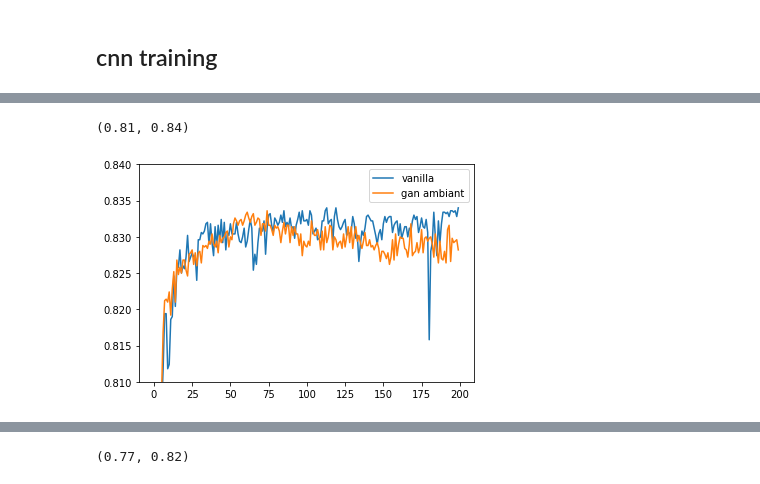
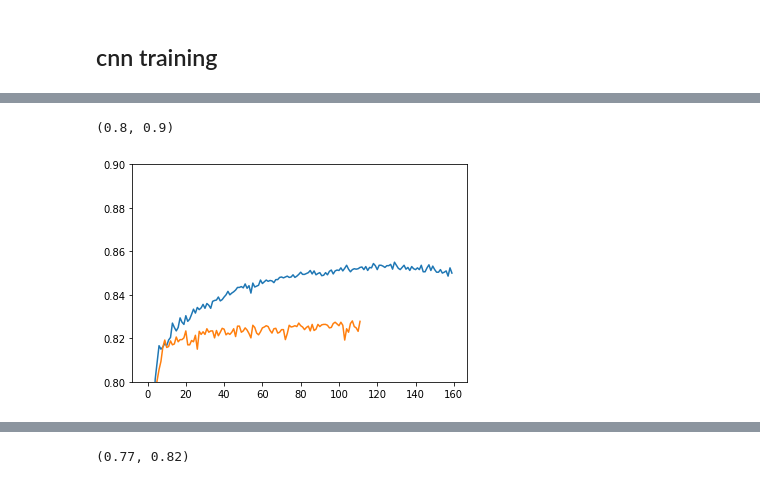
Before and after one commit to bruno-31/toy_ssl, a Jupyter notebook: mnist_experiments-reference.ipynb, the cells around one changed output, grey strips where cells are left out. Cells and saved outputs as stored; diff of their text form; code cells hidden in the pictures.

```diff
--- a/mnist_experiments-reference.ipynb
+++ b/mnist_experiments-reference.ipynb
@@ -256,5 +259,5 @@ loss = xloss
 #+ .0 * consistency_gan_loss + 0. * consistency_unl_loss # + 1. * kl_unl
 #0.001 *consistency_gan_loss
 # %%
-# xx,yy = sess.run([samp_z1,samp_z2],{is_training_pl:False})
+xx,yy = sess.run([samp_z1,samp_adv],{is_training_pl:False})
 # %%
@@ -301,13 +324,13 @@ init_op = tf.variables_initializer(var_list=var)
 # %%
-sess.run(init_op)
 con_loss = []
-test_array = []
+test_array = [];test_ema = []
+
 length_epoch = 1000
 nr_batch_train = length_epoch // params_dnn['batch']
 print(nr_batch_train)
 print("epoch length:", length_epoch,", batch size:", params_dnn['batch'],
       ", nr_batch_train:",nr_batch_train, ", mc size:", params['batch_size'],",total grad iter:",length_epoch * params_dnn['epoch'])
-for epoch in tqdm(range(params_dnn['epoch'])):
+for epoch in tqdm(range(300)):
     train_acc=train_loss=test_acc=test_acc_ema=0
     trainx = [];trainy = []
     for t in range(int(np.ceil(length_epoch / float(txs.shape[0])))):  # same size lbl and unlb
@@ -326,14 +349,14 @@ for epoch in tqdm(range(params_dnn['epoch'])):
         ran_to_mc = (t + 1) * params['batch_size']
 #         print(ran_from,ran_to)
 
-        xl,_,acc = sess.run([xloss,train_op,accuracy],feed_dict={inp: trainx[ran_from:ran_to],
+        xl,_,acc,con = sess.run([xloss,train_op,accuracy,manifold_loss],feed_dict={inp: trainx[ran_from:ran_to],
                                                                  lbl: trainy[ran_from:ran_to],
                                                                  unl: trainx_unl[ran_from_mc:ran_to_mc],
                                                                  training_cnn:True,
                                                                  is_training_pl:False})
         train_acc += acc; train_loss += xl;
         sess.run(maintain_averages_op)
-#         con_loss.append(con)
+        con_loss.append(con)
     train_acc /= nr_batch_train; train_loss /= nr_batch_train
 
     if epoch % 1 == 0:
@@ -344,7 +367,7 @@ for epoch in tqdm(range(params_dnn['epoch'])):
                                                                      lbl: testy[ran_from:ran_to],
                                                                      training_cnn:False})
             test_acc += acc; test_acc_ema += acc_ema
-        test_acc /= nr_batch_test; test_array.append(test_acc); test_acc_ema /= nr_batch_test
+        test_acc /= nr_batch_test; test_array.append(test_acc); test_acc_ema /= nr_batch_test; test_ema.append(test_acc_ema)
         print("Epoch: {}, xloss: {:.5f}, training acc: {:.2f}%, test acc: {:.2f}%, test acc ema: {:.2f}%".format(
             epoch, train_loss, train_acc * 100,test_acc*100, test_acc_ema *100))
 # %% [output]
@@ -373,23 +397,30 @@ Epoch: 85, xloss: 0.00020, training acc: 100.00%, test acc: 82.76%, test acc ema
 # acc_vanilla = test_array
 # acc_con_unl = test_array
 # acc_con_unl_200 = test_array
-# unl200 = gan200
-gan_ambiant = test_array
+# unl= test_array
+# vanilla = test_array
+# ema = test_ema
+# manifold=test_array
+# manifold_ema=test_ema
+# mani_loss = con
+# m = test_array
+# gan_consist = test_array
 # gan_unl = test_array
 # manifold_ambient = test_array
 # mani = test_array
+vanille = test_array
 # %%
 # plt.plot(acc_kl_gan)
-plt.plot(acc_vanilla)
-plt.plot(gan_ambiant)
+# plt.plot(vanilla)
+# plt.plot(gan_ambiant)
 # plt.plot(acc_con_unl_200)
 # plt.plot(unl200)
 # plt.plot(gan200)
-# plt.plot(gan_unl)
-# plt.plot(manifold_ambient)
-# plt.plot(manifold)
-plt.legend(['vanilla','gan ambiant'])
-plt.ylim([0.81,0.84])
+# plt.plot(unl)
+# plt.plot(gan_consist)
+plt.plot(mani)
+plt.plot(vanille)
+plt.ylim([0.80,0.90])
 # %% [output]
-(0.81, 0.84)
+(0.8, 0.9)
-[figure, old version]
+[figure, new version]
```
Also changed, not shown: parts of 9 cells of this notebook.
